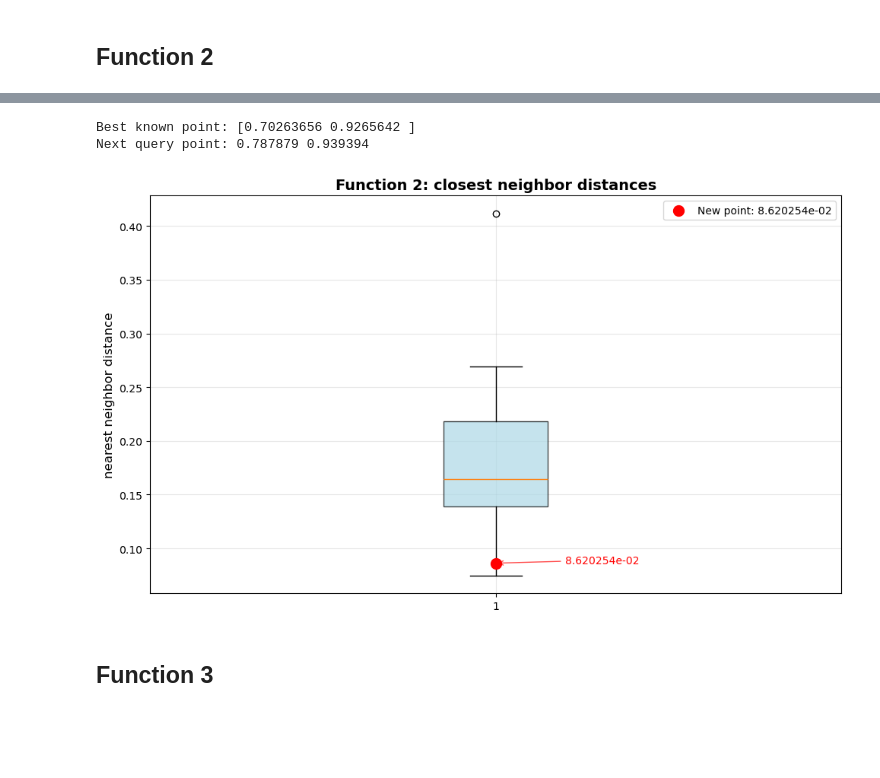
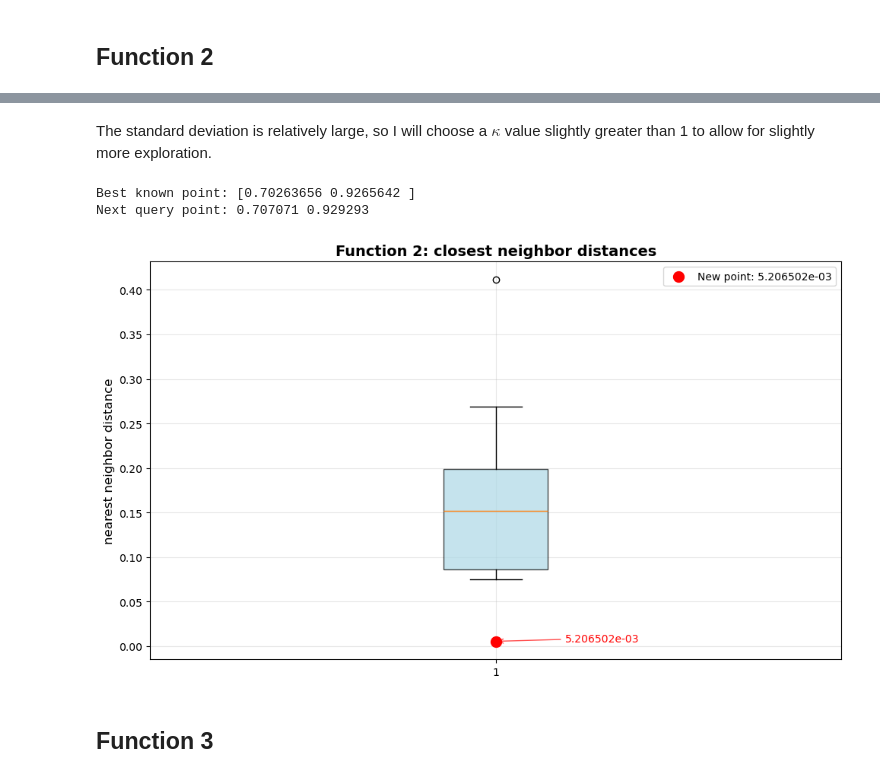
Before and after one commit to Kelly-A-W/Imperial-AI-and-ML-Course-Capstone-Project, a Jupyter notebook: capstone_assignment_14_1.ipynb, the cells around one changed output, grey strips where cells are left out. Drawn from its saved outputs; the diff is of its cells as text; code cells hidden in the pictures; blank space fills up the shorter version.

Commit message:
[add]: finished finding query point."

```diff
--- a/capstone_assignment_14_1.ipynb
+++ b/capstone_assignment_14_1.ipynb
@@ -602,10 +646,11 @@ plot_boxplot_with_new_point(
 ## Function 2
 # %%
 # GP assumption
-noise_assumption = 1e-3
+noise_assumption = 1e-5
 
 # kernel parameters
-length_scale = 0.1
+length_scale = 0.01
+nu = 2
 
 # set up evaluation grid:
 x_21 = np.linspace(0, 1, 100)
@@ -614,7 +659,7 @@ x_21, x_22 = np.meshgrid(x_21, x_22)
 x_2_grid = np.column_stack([x_21.ravel(), x_22.ravel()])
 
 # Define and fit GP
-kernel = RBF(length_scale = length_scale)
+kernel = Matern(length_scale = length_scale, nu = nu)
 model = GaussianProcessRegressor(kernel = kernel, alpha = noise_assumption, normalize_y=True)
 model.fit(np.array(x_2), np.array(y_2))
 
@@ -637,6 +690,8 @@ plot_boxplot(
+# %% [markdown]
+The standard deviation is relatively large, so I will choose a $\kappa$ value slightly greater than 1 to allow for slightly more exploration.
 # %%
 # Calculate the UCB aquisition function
-kappa =  1 # choose this by looking at the mean post_mean and post_std to get an idea of the scale of each
+kappa =  1.5
 UCB = post_mean + kappa * post_std
 
 # Get the next query point
@@ -646,18 +701,18 @@ print("Best known point:", x_2[np.argmax(y_2)])
 print("Next query point:", round(next_point_2[0], 6), round(next_point_2[1], 6))
 # %% [output]
 Best known point: [0.70263656 0.9265642 ]
-Next query point: 0.787879 0.939394
+Next query point: 0.707071 0.929293
 # %%
 # check new distance compared to nearest neighbor distance
 x2_distances = find_closest_neighbor_distances(np.array(x_2))
-new_x1_distance = find_min_distance_to_array(next_point_2, np.array(x_2))
+new_x2_distance = find_min_distance_to_array(next_point_2, np.array(x_2))
 plot_boxplot_with_new_point(
     x2_distances,
     new_x2_distance[0],
     'Function 2: closest neighbor distances',
     'nearest neighbor distance')
 # %% [output]
-[figure, old version]
+[figure, new version]
 # %% [markdown]
 ## Function 3
 # %%
```
Also changed, not shown: parts of 50 cells of this notebook.
